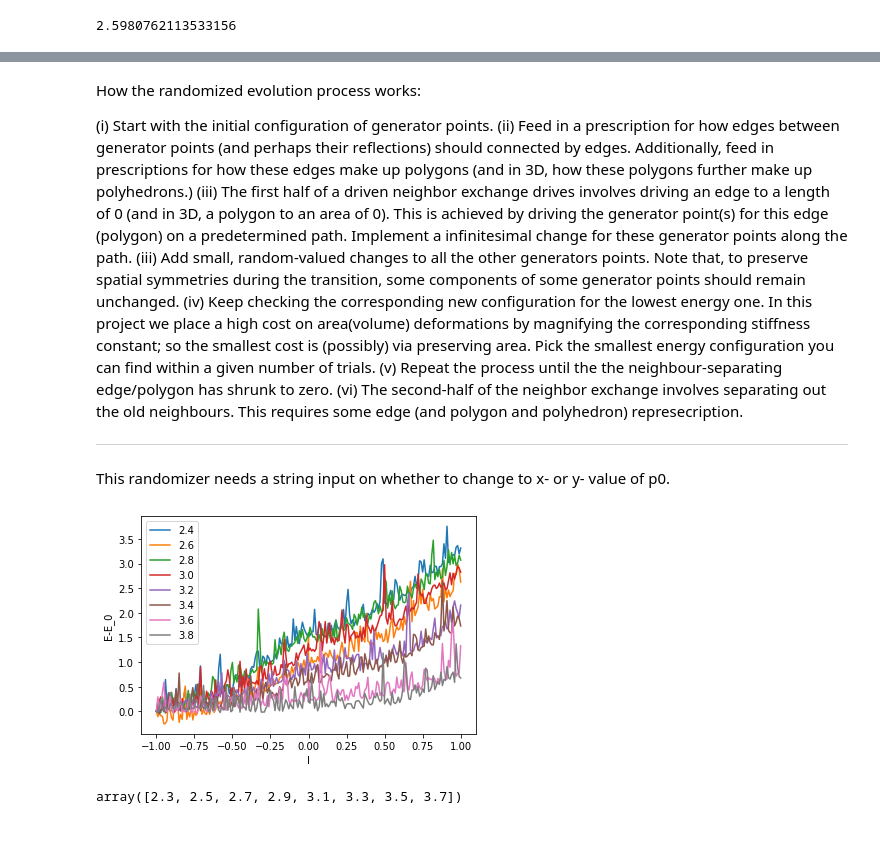
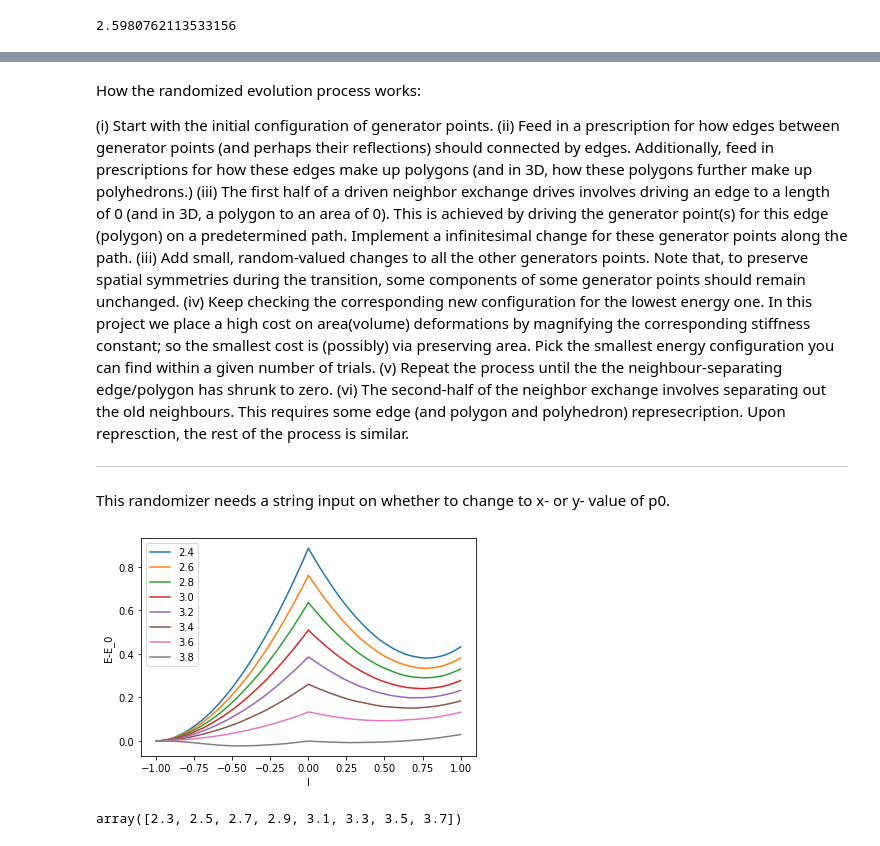
Before and after one commit to shabeeb-ameen/toy-vertex-models, a Jupyter notebook: 2D_toy_model.ipynb, the cells around one changed output, grey strips where cells are left out. Cells and saved outputs as stored; diff of their text form; code cells hidden in the pictures.

```diff
--- a/2D_toy_model.ipynb
+++ b/2D_toy_model.ipynb
@@ -18,7 +16,6 @@ p=[[l/2,0],[l,l*cos_30],[l/2,2*l*cos_30]]
 q=[[2*l,l*cos_30],[5*l/2,0]]
 
 Polygon.a_0=np.mean([poly.area() for poly in polygon_assignments(p,q)])
-Polygon.p_0=2
 Polygon.k_a=10000
 
 print(Polygon.a_0)
@@ -30,12 +39,12 @@ def vertex_monte_carlo(l,p,q,epsilon,trials,state=None):
     n=0
     pf,qf=gen_rnd_2D(l,p,q,epsilon,state)
 
-    energy=np.sum([p.energy() for p in polygon_assignments(pf,qf,state)])
+    energy=2*np.sum([p.energy() for p in polygon_assignments(pf,qf,state)])
     while n<trials:
         pt,qt=gen_rnd_2D(l,p,q,epsilon,state)
 
 
-        energy_t=np.sum([p.energy() for p in polygon_assignments(pt,qt,state)])
+        energy_t=2*np.sum([p.energy() for p in polygon_assignments(pt,qt,state)])
         if energy_t<energy:
             pf=copy.deepcopy(pt)
             qf=copy.deepcopy(qt)
@@ -53,7 +62,7 @@ How the randomized evolution process works:
 (iii) Add small, random-valued changes to all the other generators points. Note that, to preserve spatial symmetries during the transition, some components of some generator points should remain unchanged.
 (iv) Keep checking the corresponding new configuration for the lowest energy one. In this project we place a high cost on area(volume) deformations by magnifying the corresponding stiffness constant; so the smallest cost is (possibly) via preserving area. Pick the smallest energy configuration you can find within a given number of trials.
 (v)  Repeat the process until the the neighbour-separating edge/polygon has shrunk to zero.
-(vi) The second-half of the neighbor exchange involves separating out the old neighbours. This requires some edge (and polygon and polyhedron) represecription.
+(vi) The second-half of the neighbor exchange involves separating out the old neighbours. This requires some edge (and polygon and polyhedron) represecription. Upon represction, the rest of the process is similar.
 
 ---
 
@@ -61,7 +70,7 @@ This randomizer needs a string input on whether to change to x- or y- value of p
 # %%
 cos_30=3**(1/2)/2
 l=1
-array,epsilon=np.linspace(l,0,101,retstep=True)
+array,epsilon=np.linspace(l,0,10000,retstep=True)
 
 
 
@@ -87,34 +96,34 @@ for p_0 in np.linspace(2.4,3.8,8):
         #    print(length)
         #    #print(p,q)
         #    print("Energy=",e)
         #    plotter_2D(np.concatenate(edge_assignments(p,q),axis=0))
         #    plt.show()
 
     #counter=0
     for length in reversed(array):
         pf,qf,e=vertex_monte_carlo(length,p,q,epsilon,10,"post")
     #print("Energy=",e)
         energy.append(e)
         x.append(length)
         p=copy.deepcopy(pf)
         q=copy.deepcopy(qf)
     #    counter+=1
     #    if counter%10==0:
     #        print(length)
     #        print(p,q)
     #        print("Energy=",e)
     #        plotter_2D(np.concatenate(edge_assignments(p,q,"post"),axis=0))
     #        plt.show()
     plt.plot(x,np.subtract(energy,np.full(len(energy),energy[0])),label=round(p_0,2) )
 
 plt.legend()
 plt.xlabel("l")
 plt.ylabel("E-E_0")
 plt.show()
 #plt.savefig("Figures/2D/transition_2D.png",dpi=1080,bbox_inches="tight",transparent=False)
 #plt.close(fig)
 # %% [output]
-[figure, old version]
+[figure, new version]
 # %%
 counter=0
 for length in reversed(array):
```
Also changed, not shown: parts of 2 cells of this notebook, 7 other files.
